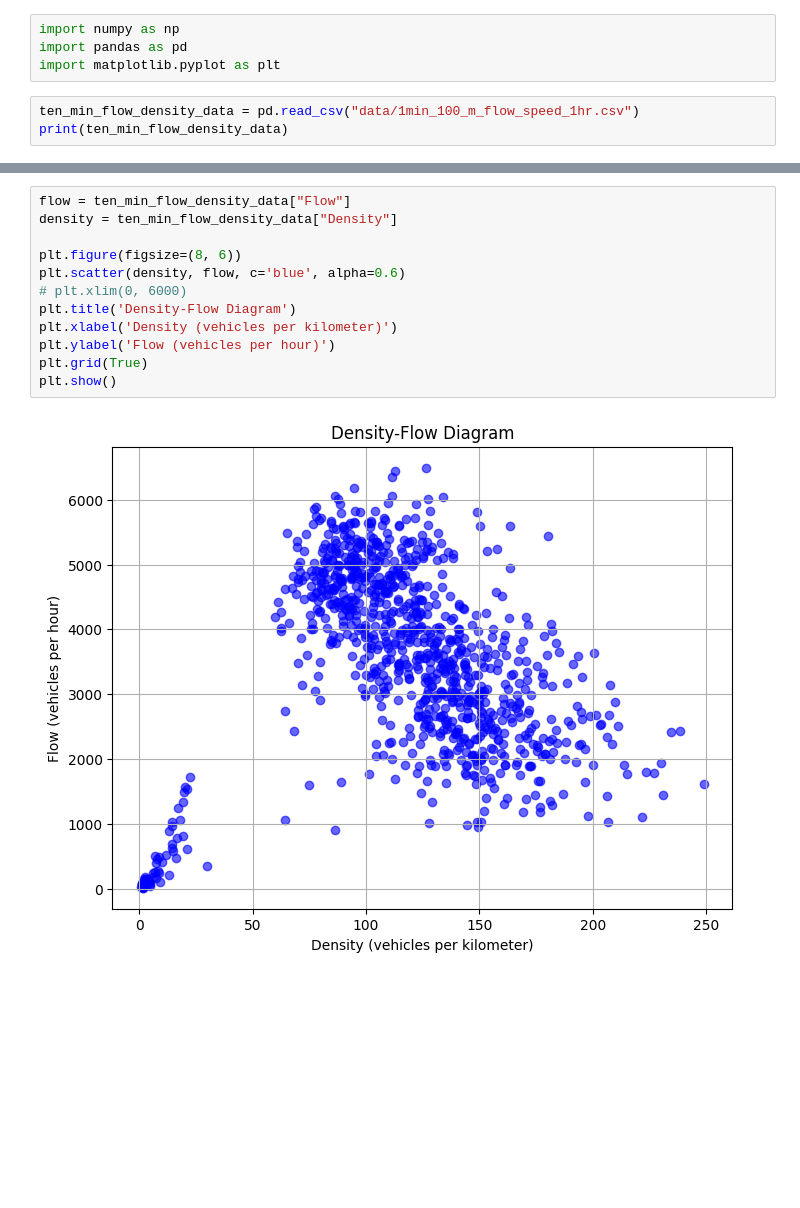
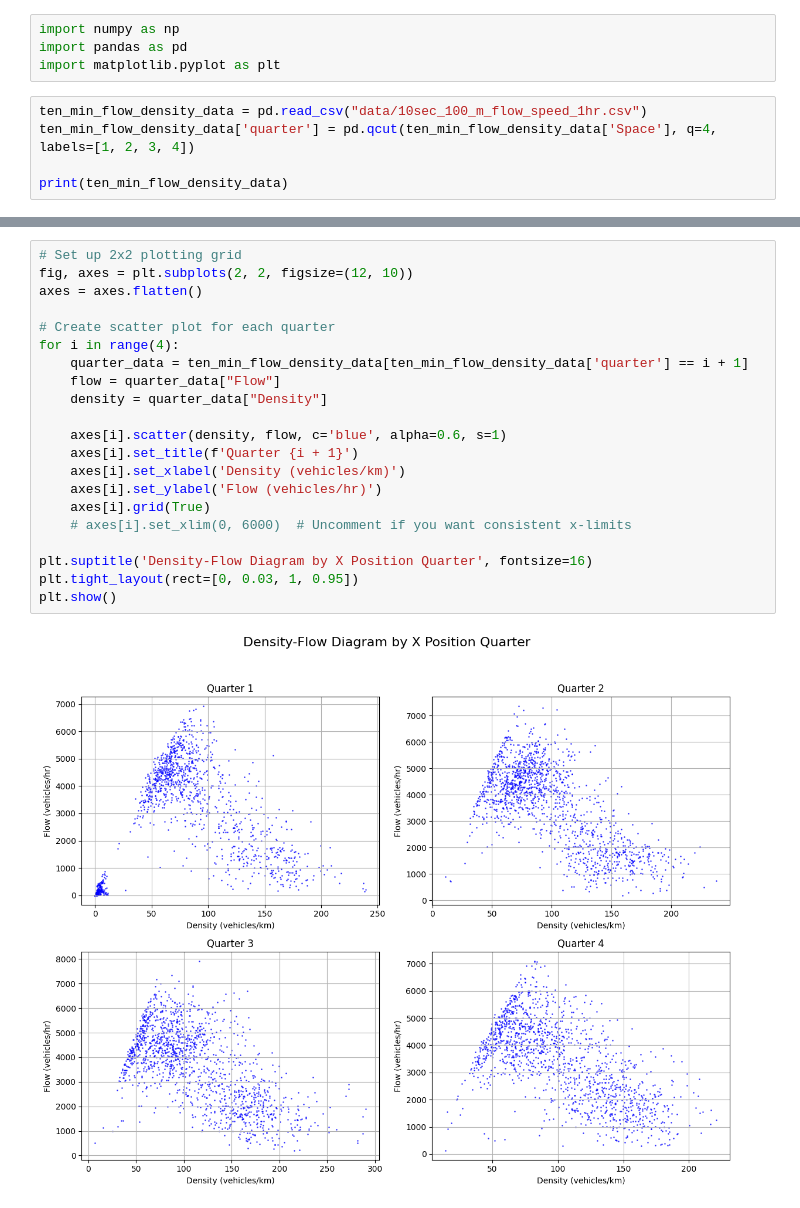
Before and after one commit to woxsao/macroscopic-sim-calibration, a Jupyter notebook: FD_plotting.ipynb, the cells around one changed output, grey strips where cells are left out. Cells and saved outputs as stored; diff of their text form; blank space fills up the shorter version.

```diff
--- a/FD_plotting.ipynb
+++ b/FD_plotting.ipynb
@@ -3,6 +3,8 @@ import numpy as np
 import pandas as pd
 import matplotlib.pyplot as plt
 # %%
-ten_min_flow_density_data = pd.read_csv("data/1min_100_m_flow_speed_1hr.csv")
+ten_min_flow_density_data = pd.read_csv("data/10sec_100_m_flow_speed_1hr.csv")
+ten_min_flow_density_data['quarter'] = pd.qcut(ten_min_flow_density_data['Space'], q=4, labels=[1, 2, 3, 4])
+
 print(ten_min_flow_density_data)
 # %% [output]
@@ -23,15 +25,24 @@ print(ten_min_flow_density_data)
 # %%
-flow = ten_min_flow_density_data["Flow"]
-density = ten_min_flow_density_data["Density"]
+# Set up 2x2 plotting grid
+fig, axes = plt.subplots(2, 2, figsize=(12, 10))
+axes = axes.flatten()
 
-plt.figure(figsize=(8, 6))
-plt.scatter(density, flow, c='blue', alpha=0.6)
-# plt.xlim(0, 6000)
-plt.title('Density-Flow Diagram')
-plt.xlabel('Density (vehicles per kilometer)')
-plt.ylabel('Flow (vehicles per hour)')
-plt.grid(True)
+# Create scatter plot for each quarter
+for i in range(4):
+    quarter_data = ten_min_flow_density_data[ten_min_flow_density_data['quarter'] == i + 1]
+    flow = quarter_data["Flow"]
+    density = quarter_data["Density"]
+
+    axes[i].scatter(density, flow, c='blue', alpha=0.6, s=1)
+    axes[i].set_title(f'Quarter {i + 1}')
+    axes[i].set_xlabel('Density (vehicles/km)')
+    axes[i].set_ylabel('Flow (vehicles/hr)')
+    axes[i].grid(True)
+    # axes[i].set_xlim(0, 6000)  # Uncomment if you want consistent x-limits
+
+plt.suptitle('Density-Flow Diagram by X Position Quarter', fontsize=16)
+plt.tight_layout(rect=[0, 0.03, 1, 0.95])
 plt.show()
 # %% [output]
-[figure, old version]
+[figure, new version]
 # %%
```
Also changed, not shown: parts of 2 cells of this notebook, 3 other files.
